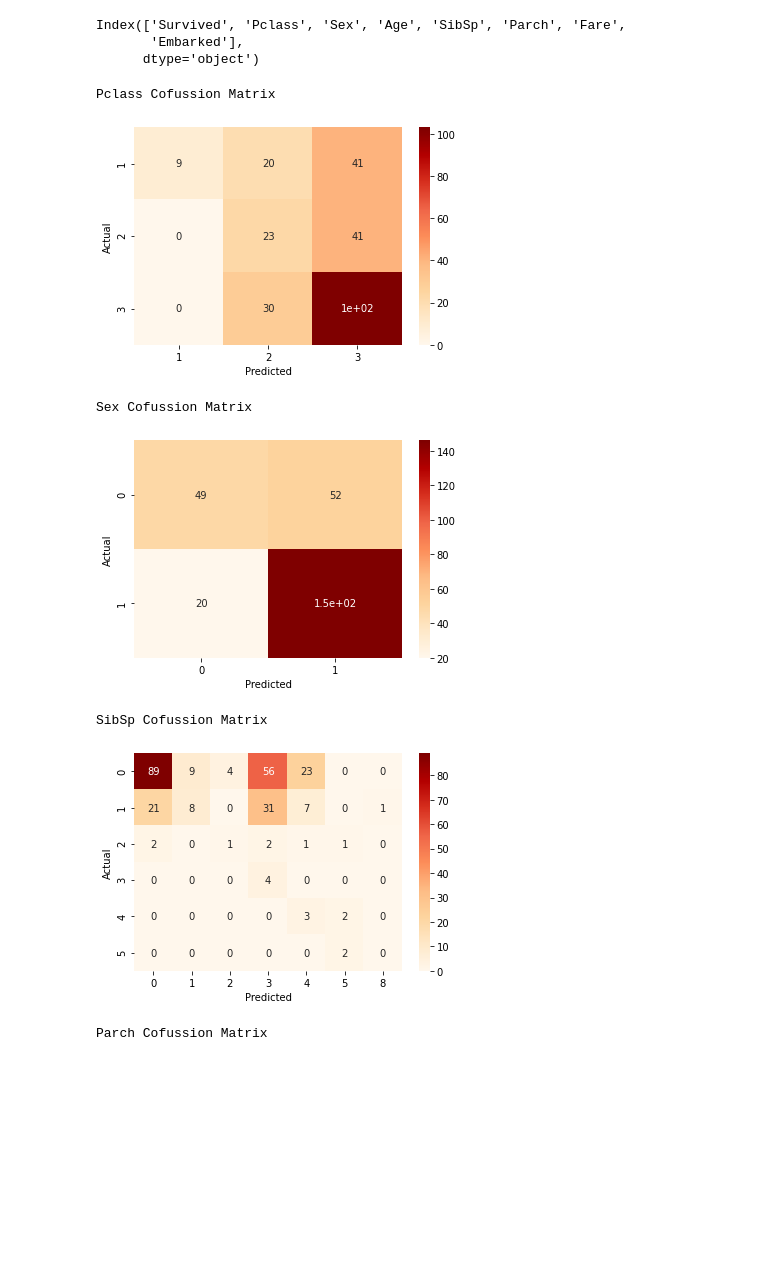
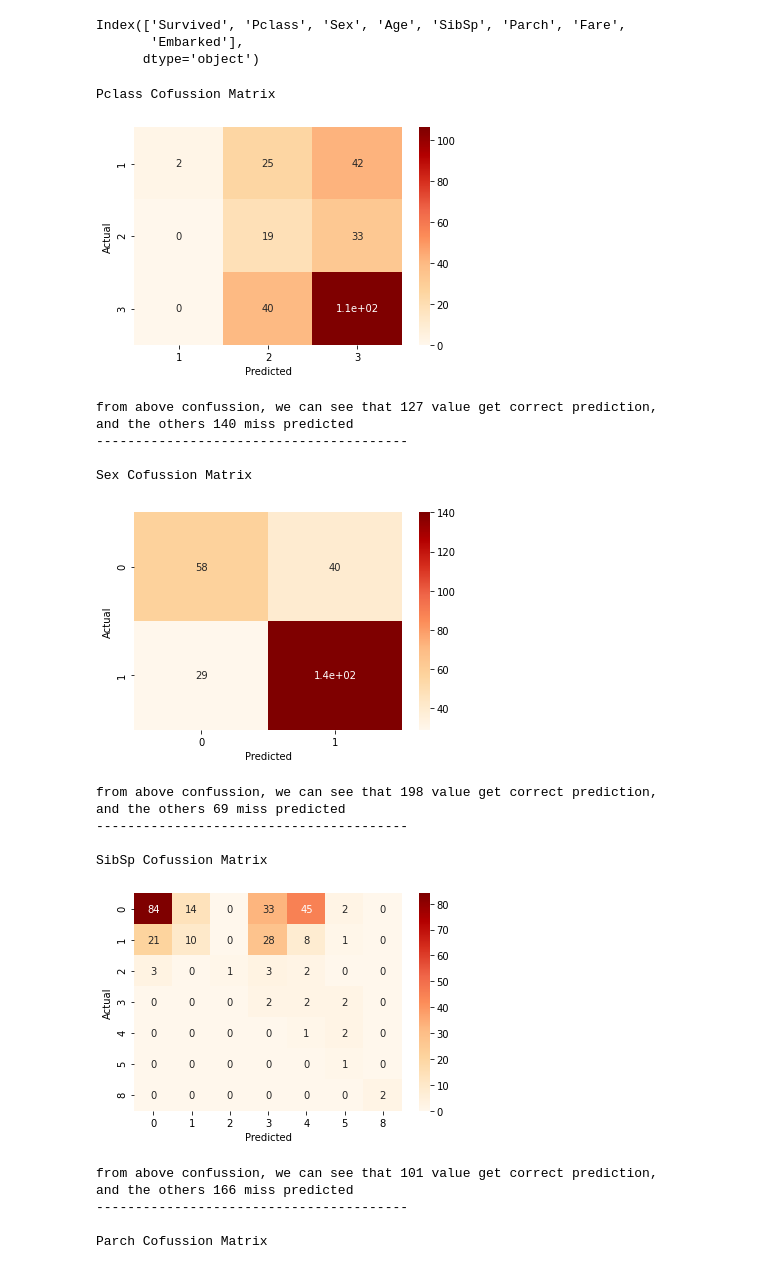
Before and after one commit to hilmandei/LetsUpgrade-AI-ML, a Jupyter notebook: Day-25/NB_Titanic_Dataset.ipynb, the cells around one changed output. Saved outputs shown, nothing was run; the diff lists cells and outputs as text; code cells hidden in the pictures; blank space fills up the shorter version.

```diff
--- a/Day-25/NB_Titanic_Dataset.ipynb
+++ b/Day-25/NB_Titanic_Dataset.ipynb
@@ -187,6 +182,15 @@ array([[142,  23],
 # %%
-confusion_matrix = pd.crosstab(y_test, pred_gnb, rownames=['Actual'], colnames=['Predicted'])
-sns.heatmap(confusion_matrix, annot=True, cmap='OrRd')
+con_matrix = pd.crosstab(y_test, pred_gnb, rownames=['Actual'], colnames=['Predicted'])
+
+sns.heatmap(con_matrix, annot=True, cmap='OrRd')
 plt.show()
 # %% [output]
 [figure]
+# %%
+val = np.diag(con_matrix).sum()
+mis = np.array(con_matrix)
+np.fill_diagonal(mis, 0)
+text = f"""from above confussion, we can see that {val} value get correct prediction,
+and the others {mis.sum()} miss predicted"""
+
+print(text)
@@ -216,31 +223,52 @@ dv_variable = ['Pclass', 'Sex', 'SibSp', 'Parch', 'Embarked']
 # %%
 all_score = {}
 all_score['Survived'] = survived_score_gnb
 
 for dv in dv_variable:
     X = df_converted.drop(dv, axis =1)
     y = df_converted[dv]
-    X_train, X_test,y_train, y_test = train_test_split(X, y, test_size = 0.3,
-                                                       random_state = 12)
+    X_train2, X_test2,y_train2, y_test2 = train_test_split(X, y, test_size = 0.3,
+                                                       random_state = 25)
 
     gnb = GaussianNB()
-    gnb.fit(X_train, y_train)
-    pred = gnb.predict(X_test)
+    gnb.fit(X_train2, y_train2)
+    pred2 = gnb.predict(X_test2)
 
-    score_gnb = accuracy_score(y_test, pred, normalize=True)
+    score_gnb = accuracy_score(y_test2, pred2, normalize=True)
 
     all_score[dv] = score_gnb
 
 
     print(dv, 'Cofussion Matrix')
-    confusion_matrix = pd.crosstab(y_test, pred, rownames=['Actual'], colnames=['Predicted'])
-    sns.heatmap(confusion_matrix, annot=True, cmap='OrRd')
+    confusion_matrix2 = pd.crosstab(y_test2, pred2, rownames=['Actual'], colnames=['Predicted'])
+    sns.heatmap(confusion_matrix2, annot=True, cmap='OrRd')
     plt.show()
+
+    val2 = np.diag(confusion_matrix2).sum()
+    mis2 = np.array(confusion_matrix2)
+    np.fill_diagonal(mis2, 0)
+    text = f"""from above confussion, we can see that {val2} value get correct prediction,
+and the others {mis2.sum()} miss predicted"""
+    print(text)
+
+    print('----------------------------------------\n')
 # %% [output]
 Pclass Cofussion Matrix
-[figure, old version]
+[figure, new version]
+from above confussion, we can see that 127 value get correct prediction,
+and the others 140 miss predicted
+----------------------------------------
+
 Sex Cofussion Matrix
-[figure, old version]
+[figure, new version]
+from above confussion, we can see that 198 value get correct prediction,
+and the others 69 miss predicted
+----------------------------------------
+
 SibSp Cofussion Matrix
-[figure, old version]
+[figure, new version]
+from above confussion, we can see that 101 value get correct prediction,
+and the others 166 miss predicted
+----------------------------------------
+
 Parch Cofussion Matrix
```
Also changed, not shown: parts of 4 cells of this notebook.
